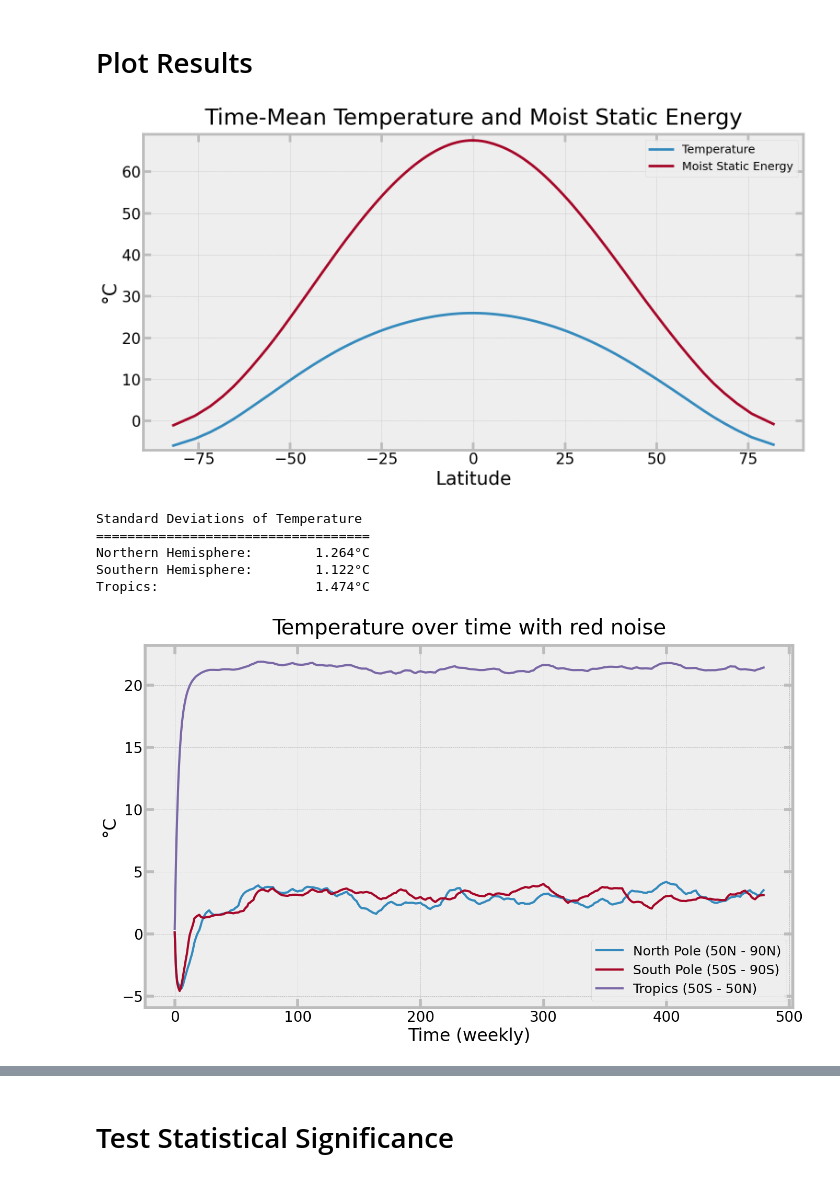
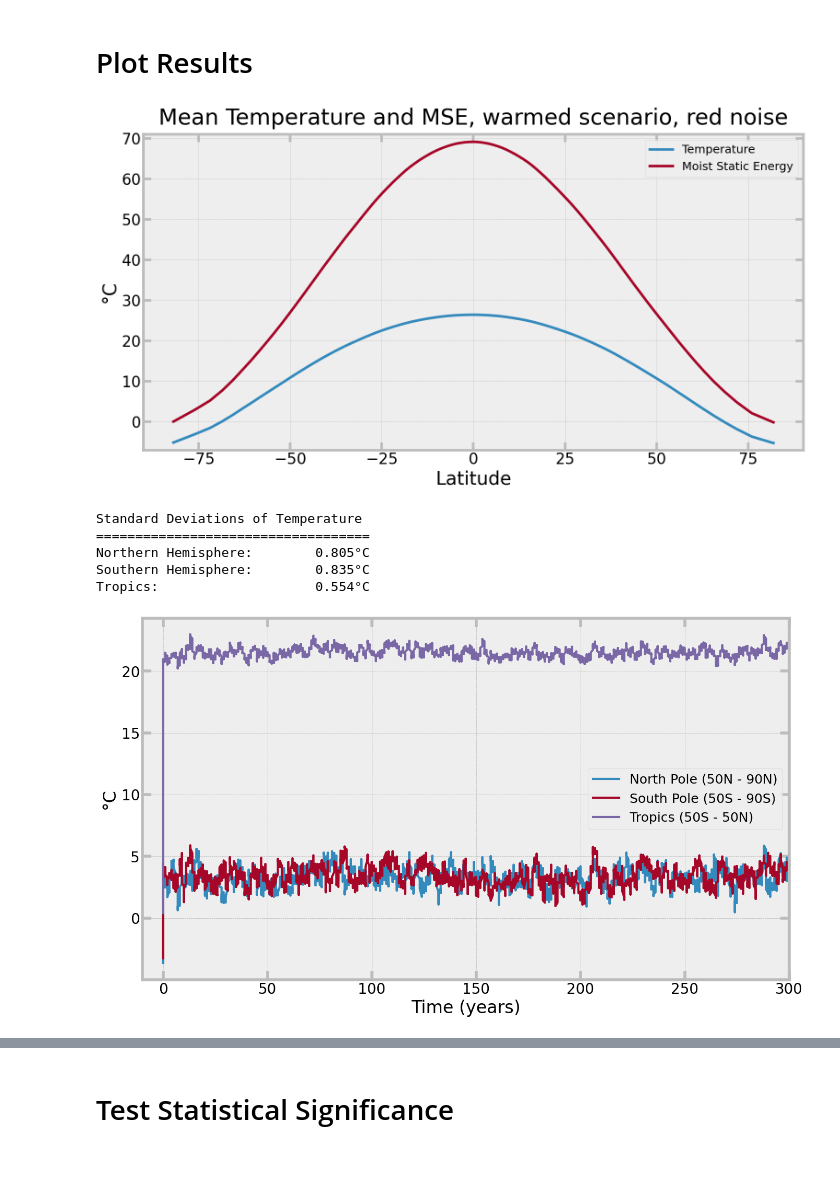
Before and after one commit to zacespinosa/MEBM_Noisy, a Jupyter notebook: Noise_MEBMclimoF.ipynb, the cells around one changed output, grey strips where cells are left out. Cells and saved outputs as stored; diff of their text form; code cells hidden in the pictures.

```diff
--- a/Noise_MEBMclimoF.ipynb
+++ b/Noise_MEBMclimoF.ipynb
@@ -50,7 +62,7 @@ climatology = 'warmed'
 time_step = 1/(4*24*365)
 year_step = int(1/time_step)
 
-n_years = 10
+n_years = 300
 
 n_iterations = int(n_years*(1/time_step))
 
@@ -252,0 +263,15 @@ Random Noise Seed: 0
+# %%
+plt.style.use('bmh')
+[fig, ax] = plt.subplots(figsize=(16,9))
+ax.set_title(f'Noise, e-folding timescale of {12} months', pad=15)
+ax.plot(months[:400], white_noise[:400,144//2], label='white')
+ax.plot(months[:400], red_noise[:400,144//2], label='red')
+ax.axhline(y=0, color='k')
+for i in range(0,400,24):
+    ax.axvline(x=i, ls='--', color='gray', alpha=0.5)
+
+ax.set_xlabel("Time (months)")
+ax.set_ylabel('Amplitude')
+ax.legend(loc='upper right', facecolor='white')
+plt.tight_layout()
+plt.show()
@@ -385,7 +412,8 @@ plt.rcParams.update({'font.size':24})
 
 [fig, ax] = plt.subplots(1, 1, figsize=(16,9))
 
-ax.set_title('Time-Mean Temperature and Moist Static Energy', pad=15)
+# ax.set_title('Time-Mean Temperature and Moist Static Energy', pad=15)
+ax.set_title(f'Mean Temperature and MSE, {climatology} scenario, {noise_color} noise', pad=15)
 ax.plot(latitude, temperature, linewidth=4, label='Temperature')
 ax.plot(latitude, moist_static_energy_K-273.15, linewidth=4, label='Moist Static Energy')
 
@@ -415,13 +443,8 @@ ax.legend(loc='upper right', fontsize=18)
 plt.tight_layout()
 plt.show()
 # %% [output]
-[figure, old version]
+[figure, new version]
 # %%
-# T_save = np.array(T_save)
-# T_SH = np.mean(T_save[:, :11], axis=1)
-# T_NH = np.mean(T_save[:, -11:], axis=1)
-# T_Tropics = np.mean(T_save[:, 11:-11], axis=1)
-
 # Average temperature over specified regions
 T_SH = np.average(
     temperature_save[:, :11],
@@ -442,44 +465,45 @@ T_Tropics = np.average(
 # Plot temperature change over time in each region
 plt.style.use('bmh')
 plt.rcParams.update({'font.size':20})
 [fig, ax] = plt.subplots(figsize=(16,9))
-ax.set_title(f'Temperature over time with {noise_color} noise', pad=15)
-ax.plot(save_time, T_NH, lw=3, label="North Pole (50N - 90N)")
-ax.plot(save_time, T_SH, lw=3, label="South Pole (50S - 90S)")
-ax.plot(save_time, T_Tropics, lw=3, label="Tropics (50S - 50N)") # I KNOW, this goes into midtropics :/
-ax.legend(loc='lower right', fontsize=18)
-ax.set_xlabel(f"Time ({save_frequency:s})")
+# ax.set_title(f'Temperature over time, {climatology} scenario, {noise_color} noise', pad=15)
+ax.plot(save_time//12, T_NH, lw=3, label="North Pole (50N - 90N)")
+ax.plot(save_time//12, T_SH, lw=3, label="South Pole (50S - 90S)")
+ax.plot(save_time//12, T_Tropics, lw=3, label="Tropics (50S - 50N)") # I KNOW, this goes into midtropics :/
+ax.legend(loc='best', fontsize=18)
+# ax.set_xlabel(f"Time ({save_frequency:s})")
+ax.set_xlabel('Time (years)')
 ax.set_ylabel("°C")
-# plt.xlim(900,995)
+plt.xlim(-10,300)
 # plt.gca().set_aspect(300)
 for axis in ['top','bottom','left','right']:
     ax.spines[axis].set_linewidth(4)
 
 ax.tick_params(
     axis='both',
     which='major',
     direction='in',
     color='#bcbcbc',
     length=12,
     width=4,
     top=True,
     right=True
 )
 
 # Calculate standard deviation of each time series
 print(f"{'Standard Deviations of Temperature':^35s}")
 print(f"{'':{'='}^35s}")
 print(f"{'Northern Hemisphere:':25s} {np.std(T_NH):>7.3f}°C")
 print(f"{'Southern Hemisphere:':25s} {np.std(T_SH):>7.3f}°C")
 print(f"{'Tropics:':25s} {np.std(T_Tropics):>7.3f}°C")
 # print("Already we see way more temperature variability in poles! \n")
 # %% [output]
 Standard Deviations of Temperature
 ===================================
-Northern Hemisphere:        1.264°C
-Southern Hemisphere:        1.122°C
-Tropics:                    1.474°C
+Northern Hemisphere:        0.805°C
+Southern Hemisphere:        0.835°C
+Tropics:                    0.554°C
-[figure, old version]
+[figure, new version]
 # %%
 plt.style.use('bmh')
 plt.rcParams.update({'font.size':20})
```
Also changed, not shown: parts of 20 cells of this notebook.
